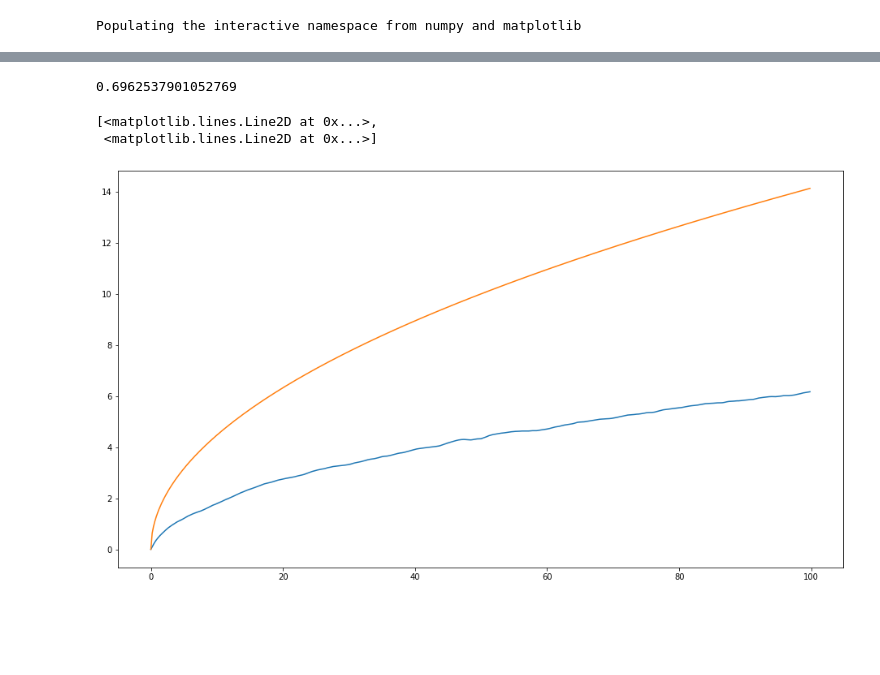
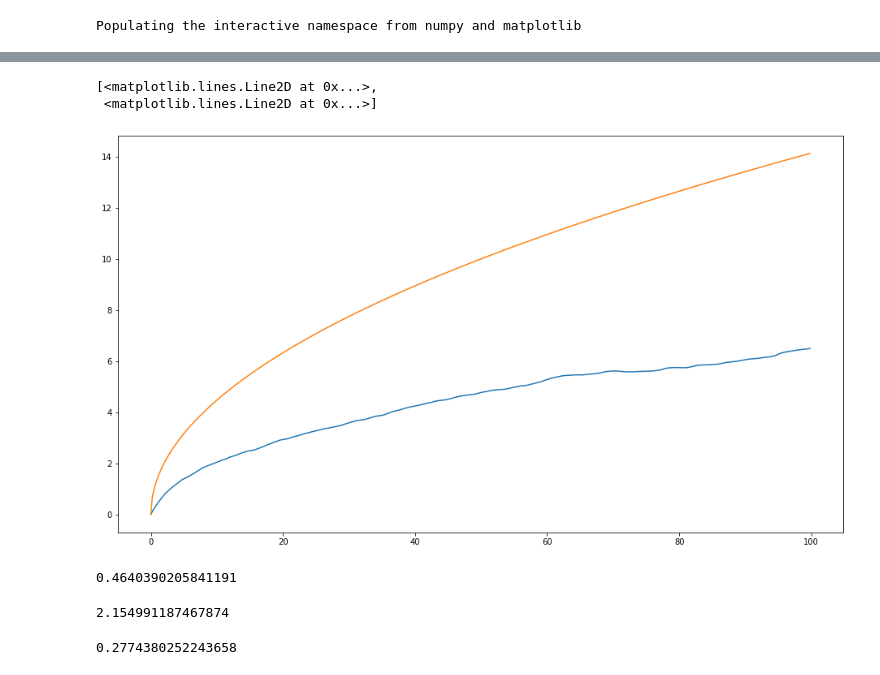
Before and after one commit to Batmaev/inf2, a Jupyter notebook: Main.ipynb, the cells around one changed output, grey strips where cells are left out. Drawn from its saved outputs; the diff is of its cells as text; code cells hidden in the pictures; blank space fills up the shorter version.

```diff
--- a/Main.ipynb
+++ b/Main.ipynb
@@ -60,11 +42,21 @@ search(t): t = 99.80000000000001 слишком большое
-# %%
-mar[10]
-# %% [output]
-0.6962537901052769
 # %%
+predictions = list(map(theory.distance, tar))
+
 plt.figure(figsize=(16,9))
-plt.plot(tar, mar, tar, list(map(theory.distance, tar)))
+plt.plot(tar, mar, tar, predictions)
 # %% [output]
 [<matplotlib.lines.Line2D at 0x...>,
  <matplotlib.lines.Line2D at 0x...>]
-[figure, old version]
+[figure, new version]
+# %%
+mar[99] / predictions[99]
+# %% [output]
+0.4640390205841191
+# %%
+predictions[99] / mar[99]
+# %% [output]
+2.154991187467874
+# %%
+mar[99] * 9 / 4 - predictions[99]
+# %% [output]
+0.2774380252243658
```
Also changed, not shown: parts of 2 cells of this notebook, 4 other files.
